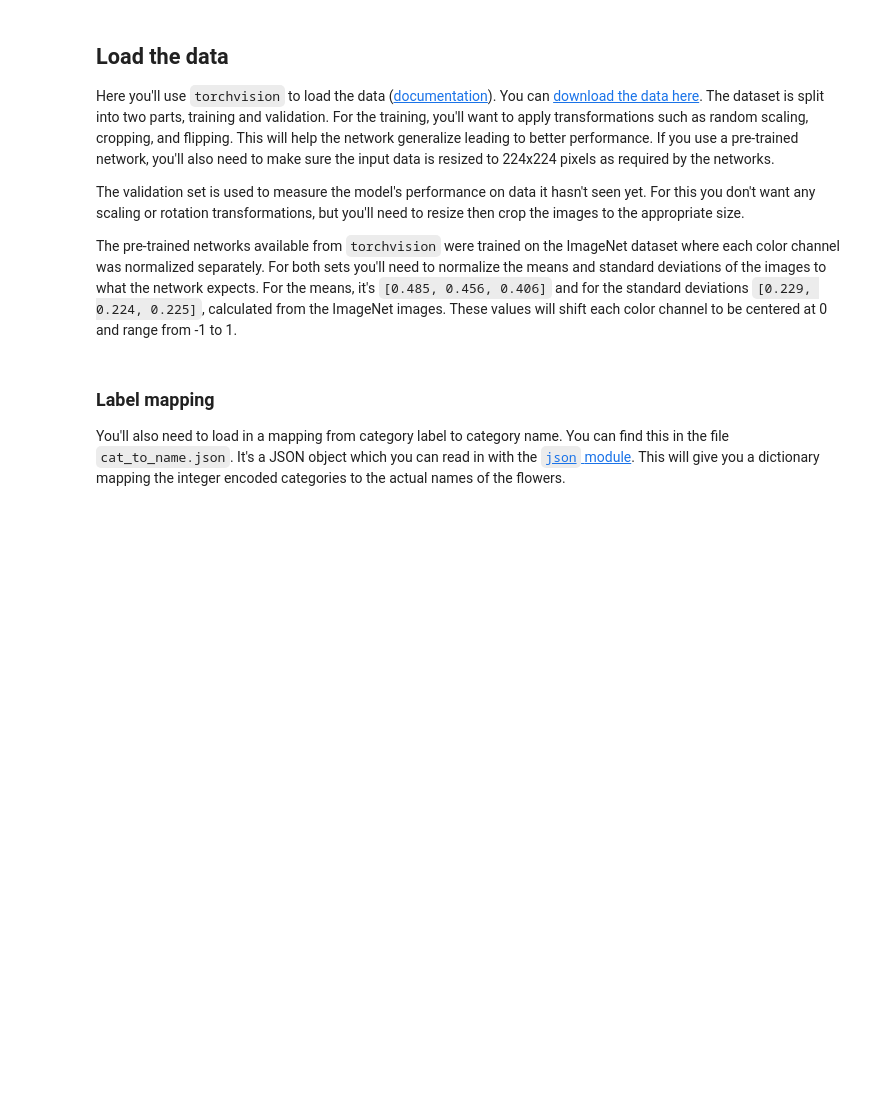
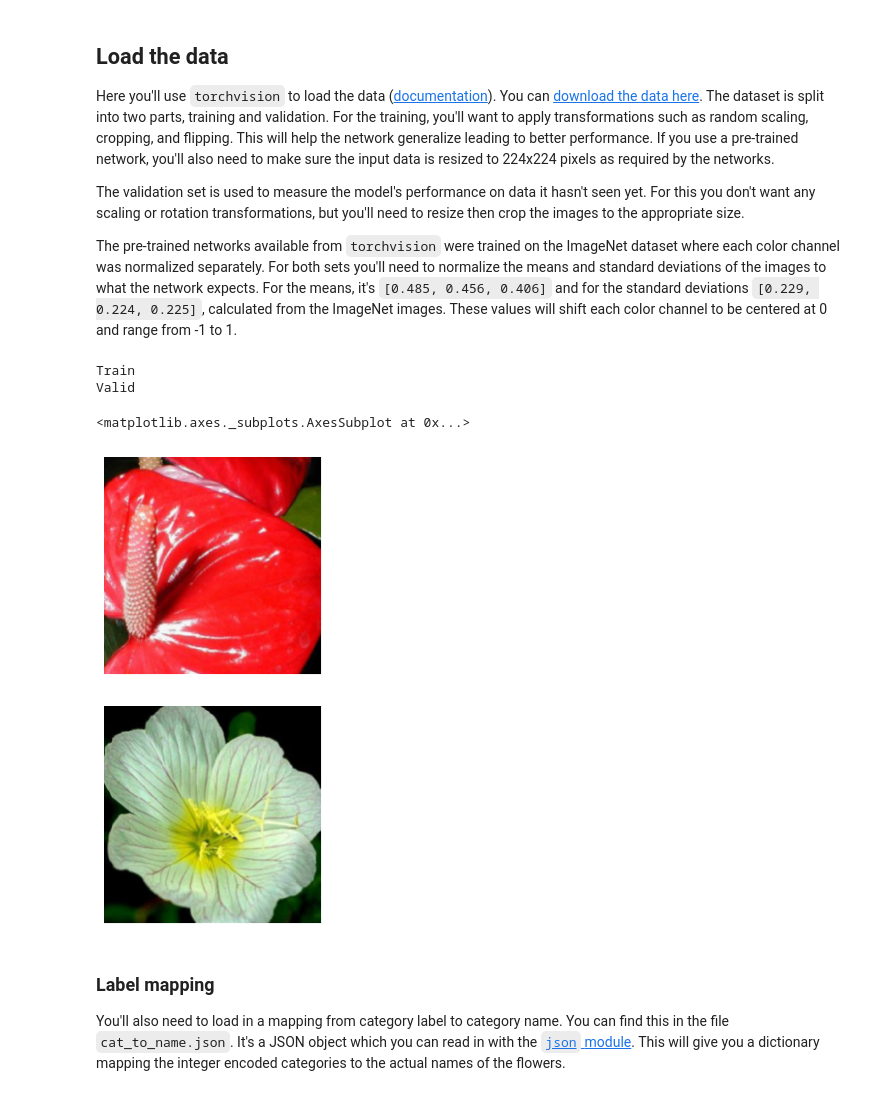
Before and after one commit to karomamczi/pytorch-challenge, a Jupyter notebook: Image Classifier Project.ipynb, the cells around one changed output. Cells and saved outputs as stored; diff of their text form; code cells hidden in the pictures; blank space fills up the shorter version.

Commit message:
feat: Test loading - preview images

```diff
--- a/Image Classifier Project.ipynb
+++ b/Image Classifier Project.ipynb
@@ -71,6 +73,21 @@ trainloader = torch.utils.data.DataLoader(train_data, batch_size=64, shuffle=Tru
 validloader = torch.utils.data.DataLoader(valid_data, batch_size=64)
 
 dataloaders = {'train': trainloader, 'valid': validloader}
+# %%
+# View data - test if loading works
+images, labels = next(iter(dataloaders['train']))
+print('Train')
+helper.imshow(images[0])
+
+images, labels = next(iter(dataloaders['valid']))
+print('Valid')
+helper.imshow(images[0])
+# %% [output]
+Train
+Valid
+<matplotlib.axes._subplots.AxesSubplot at 0x...>
+[figure, added]
+[figure, added]
 # %% [markdown]
 ### Label mapping
 
```
Also changed, not shown: parts of 1 cell of this notebook, 2 other files.
